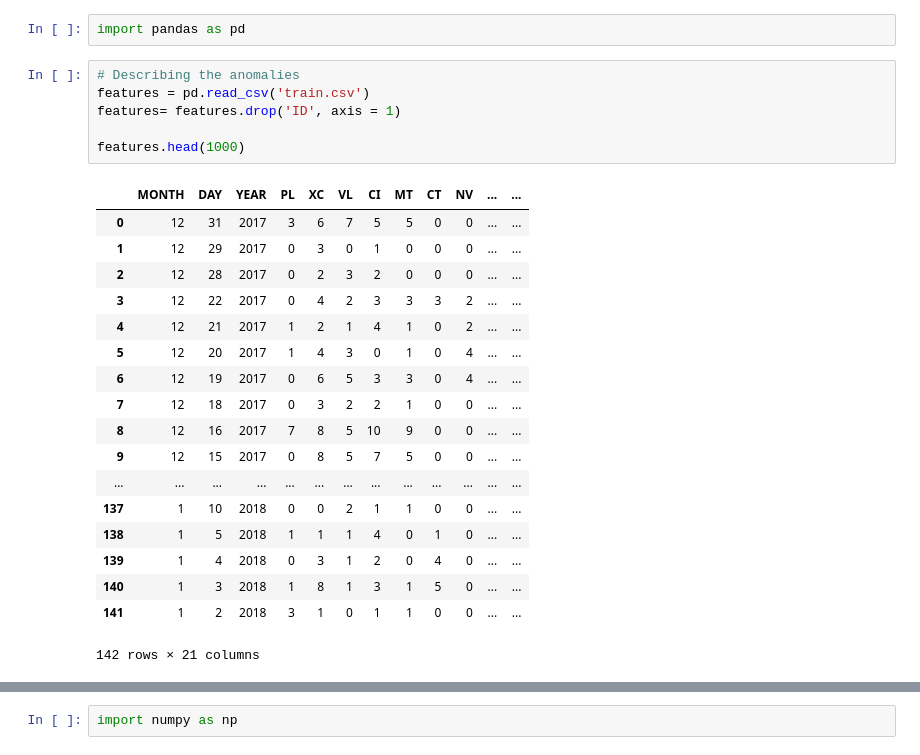
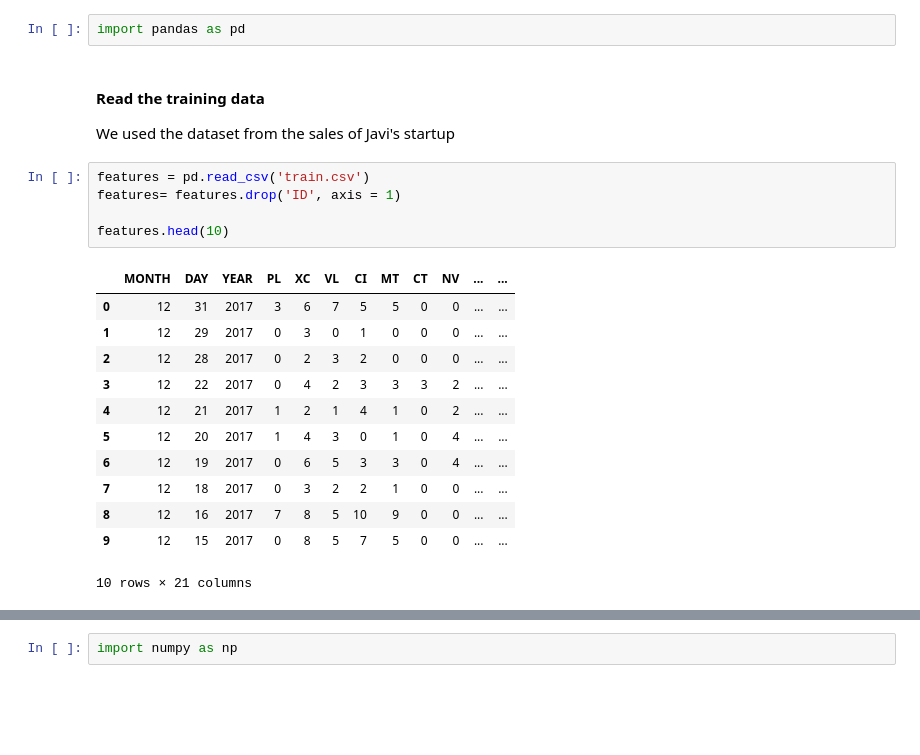
Before and after one commit to JRC2307/inteliDono, a Jupyter notebook: intelliDono.ipynb, the cells around one changed output, grey strips where cells are left out. Drawn from its saved outputs; the diff is of its cells as text; blank space fills up the shorter version.

```diff
--- a/intelliDono.ipynb
+++ b/intelliDono.ipynb
@@ -1,27 +1,23 @@
 # %%
 import pandas as pd
+# %% [markdown]
+#### Read the training data
+We used the dataset from the sales of Javi's startup
 # %%
-# Describing the anomalies
 features = pd.read_csv('train.csv')
 features= features.drop('ID', axis = 1)
 
-features.head(1000)
+features.head(10)
 # %% [output]
 |  | MONTH | DAY | YEAR | PL | XC | VL | CI | MT | CT | NV | ... | ... |
 | 0 | 12 | 31 | 2017 | 3 | 6 | 7 | 5 | 5 | 0 | 0 | ... | ... |
 | 1 | 12 | 29 | 2017 | 0 | 3 | 0 | 1 | 0 | 0 | 0 | ... | ... |
 | 2 | 12 | 28 | 2017 | 0 | 2 | 3 | 2 | 0 | 0 | 0 | ... | ... |
 | 3 | 12 | 22 | 2017 | 0 | 4 | 2 | 3 | 3 | 3 | 2 | ... | ... |
 | 4 | 12 | 21 | 2017 | 1 | 2 | 1 | 4 | 1 | 0 | 2 | ... | ... |
 | 5 | 12 | 20 | 2017 | 1 | 4 | 3 | 0 | 1 | 0 | 4 | ... | ... |
 | 6 | 12 | 19 | 2017 | 0 | 6 | 5 | 3 | 3 | 0 | 4 | ... | ... |
 | 7 | 12 | 18 | 2017 | 0 | 3 | 2 | 2 | 1 | 0 | 0 | ... | ... |
 | 8 | 12 | 16 | 2017 | 7 | 8 | 5 | 10 | 9 | 0 | 0 | ... | ... |
 | 9 | 12 | 15 | 2017 | 0 | 8 | 5 | 7 | 5 | 0 | 0 | ... | ... |
-| ... | ... | ... | ... | ... | ... | ... | ... | ... | ... | ... | ... | ... |
-| 137 | 1 | 10 | 2018 | 0 | 0 | 2 | 1 | 1 | 0 | 0 | ... | ... |
-| 138 | 1 | 5 | 2018 | 1 | 1 | 1 | 4 | 0 | 1 | 0 | ... | ... |
-| 139 | 1 | 4 | 2018 | 0 | 3 | 1 | 2 | 0 | 4 | 0 | ... | ... |
-| 140 | 1 | 3 | 2018 | 1 | 8 | 1 | 3 | 1 | 5 | 0 | ... | ... |
-| 141 | 1 | 2 | 2018 | 3 | 1 | 0 | 1 | 1 | 0 | 0 | ... | ... |
-142 rows × 21 columns
+10 rows × 21 columns
```
Also changed, not shown: parts of 24 cells of this notebook.
